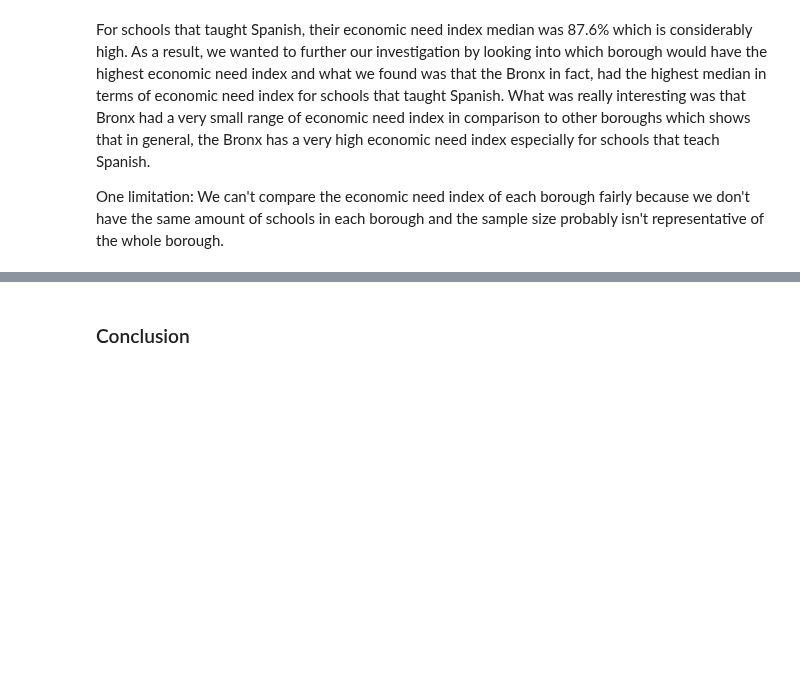
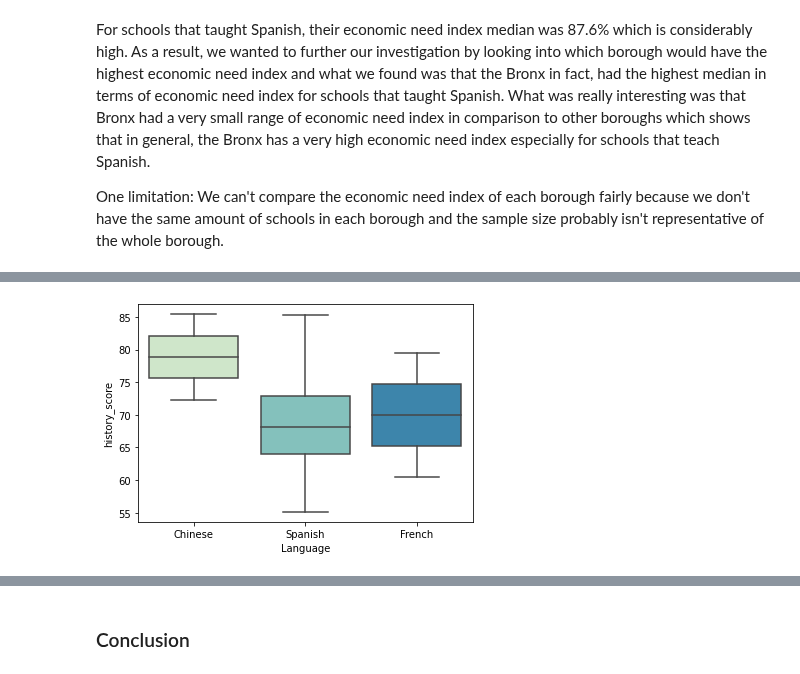
Before and after one commit to gaby-chu/info2950, a Jupyter notebook: project/phase_iv-FINAL.ipynb, the cells around one changed output, grey strips where cells are left out. Cells and saved outputs as stored; diff of their text form; code cells hidden in the pictures; blank space fills up the shorter version.

```diff
--- a/project/phase_iv-FINAL.ipynb
+++ b/project/phase_iv-FINAL.ipynb
@@ -768,0 +823,4 @@ Limitations
+# %%
+sns.boxplot(x='Language',y='history_score',data=academic_performance_data, palette='GnBu');
+# %% [output]
+[figure, added]
```
Also changed, not shown: parts of 29 cells of this notebook, 1 other file.
